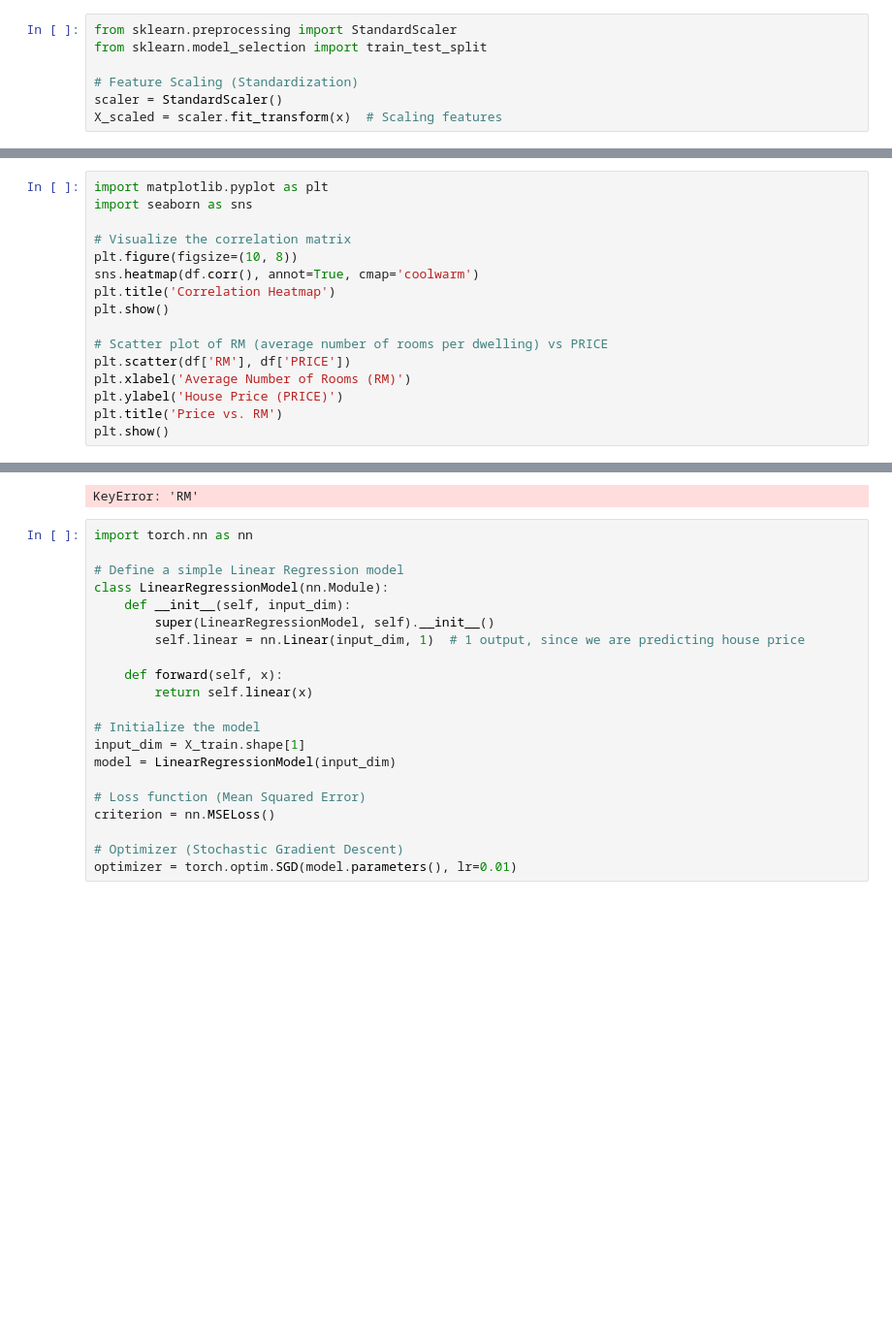
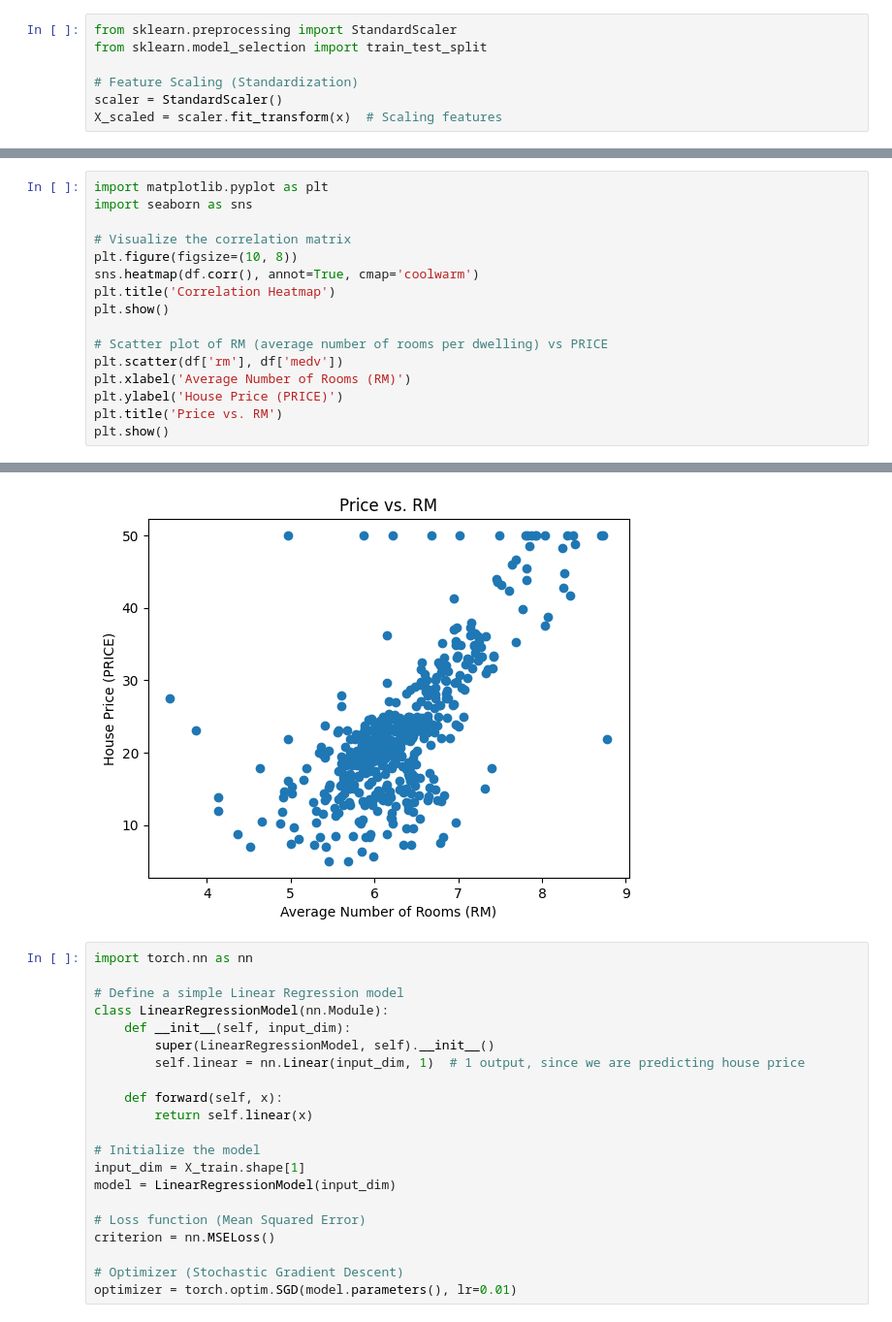
Before and after one commit to imck037/python-ml-projects, a Jupyter notebook: HousePricePrediction/final.ipynb, the cells around one changed output, grey strips where cells are left out. Shown at 97% size. Cells and saved outputs as stored; diff of their text form; blank space fills up the shorter version.

Commit message:
ploting error has been removed by correcting feature name

```diff
--- a/HousePricePrediction/final.ipynb
+++ b/HousePricePrediction/final.ipynb
@@ -48,22 +44,22 @@ type(x), type(y), type(X_scaled),type(y_train)
 # %%
 import matplotlib.pyplot as plt
 import seaborn as sns
 
 # Visualize the correlation matrix
 plt.figure(figsize=(10, 8))
 sns.heatmap(df.corr(), annot=True, cmap='coolwarm')
 plt.title('Correlation Heatmap')
 plt.show()
 
 # Scatter plot of RM (average number of rooms per dwelling) vs PRICE
-plt.scatter(df['RM'], df['PRICE'])
+plt.scatter(df['rm'], df['medv'])
 plt.xlabel('Average Number of Rooms (RM)')
 plt.ylabel('House Price (PRICE)')
 plt.title('Price vs. RM')
 plt.show()
 # %% [output]
 [figure]
-KeyError: 'RM'
+[figure, added]
 # %%
 import torch.nn as nn
 
```
Also changed, not shown: parts of 9 cells of this notebook.
